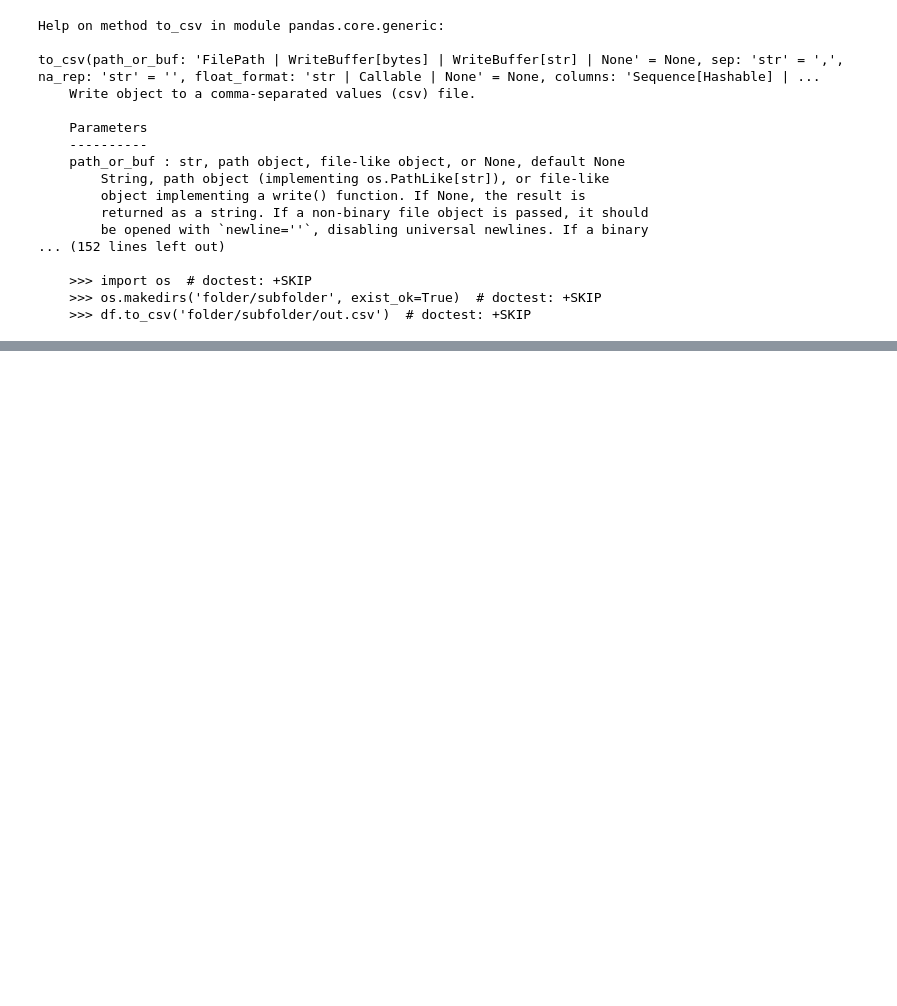
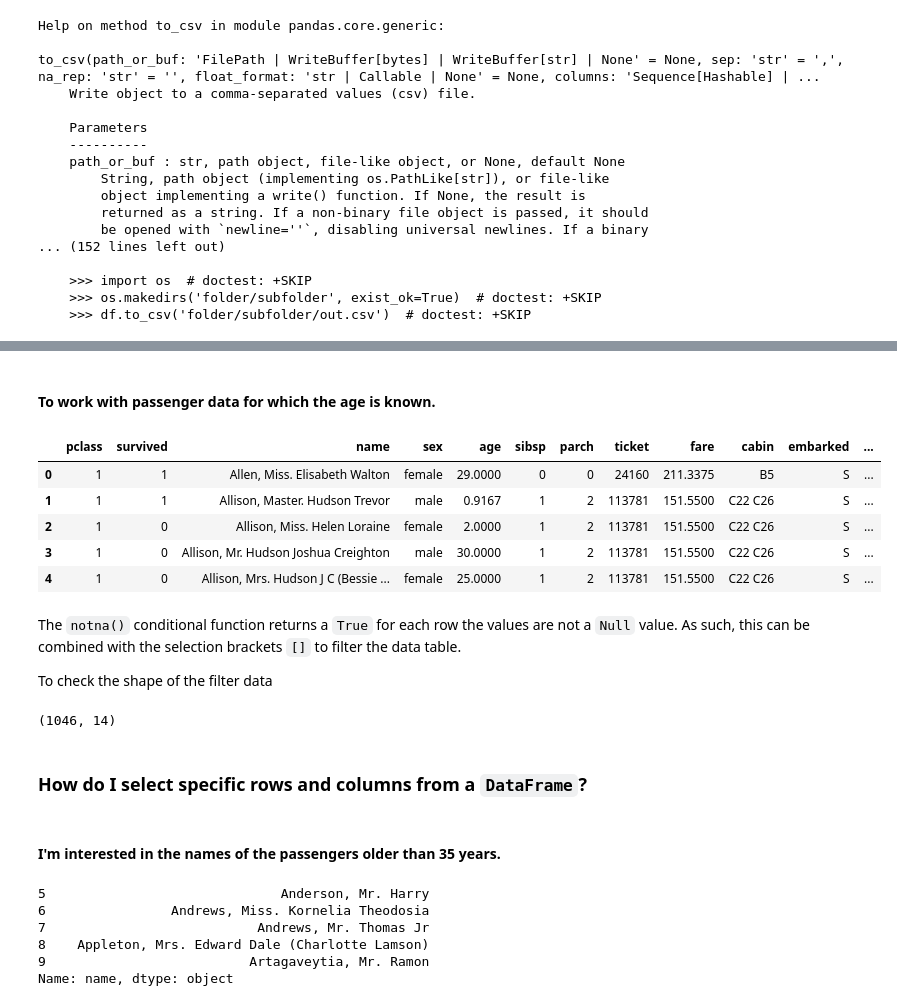
Before and after one commit to deaxparadox/ArtOfAI, a Jupyter notebook: 101-baisc-libraries/104-pandas/103-select-subset-of-a-dataframe.ipynb, the cells around one changed output, grey strips where cells are left out. Saved outputs shown, nothing was run; the diff lists cells and outputs as text; code cells hidden in the pictures; blank space fills up the shorter version.

```diff
--- a/101-baisc-libraries/104-pandas/103-select-subset-of-a-dataframe.ipynb
+++ b/101-baisc-libraries/104-pandas/103-select-subset-of-a-dataframe.ipynb
@@ -27,0 +187,26 @@ with open("titanic.csv", "w+") as f:
+# %% [markdown]
+#### To work with passenger data for which the age is known.
+# %%
+age_no_na = titanic[titanic['age'].notna()]
+# %%
+age_no_na.head()
+# %% [output]
+|  | pclass | survived | name | sex | age | sibsp | parch | ticket | fare | cabin | embarked | ... |
+| 0 | 1 | 1 | Allen, Miss. Elisabeth Walton | female | 29.0000 | 0 | 0 | 24160 | 211.3375 | B5 | S | ... |
+| 1 | 1 | 1 | Allison, Master. Hudson Trevor | male | 0.9167 | 1 | 2 | 113781 | 151.5500 | C22 C26 | S | ... |
+| 2 | 1 | 0 | Allison, Miss. Helen Loraine | female | 2.0000 | 1 | 2 | 113781 | 151.5500 | C22 C26 | S | ... |
+| 3 | 1 | 0 | Allison, Mr. Hudson Joshua Creighton | male | 30.0000 | 1 | 2 | 113781 | 151.5500 | C22 C26 | S | ... |
+| 4 | 1 | 0 | Allison, Mrs. Hudson J C (Bessie ... | female | 25.0000 | 1 | 2 | 113781 | 151.5500 | C22 C26 | S | ... |
+# %% [markdown]
+The `notna()` conditional function returns a `True` for each row the values are not a `Null` value. As such, this can be combined with the selection brackets `[]` to filter the data table.
+
+To check the shape of the filter data
+# %%
+#
+age_no_na.shape
+# %% [output]
+(1046, 14)
+# %% [markdown]
+### How do I select specific rows and columns from a `DataFrame`?
+# %% [markdown]
+#### I'm interested in the names of the passengers older than 35 years.
@@ -27,0 +215,9 @@ with open("titanic.csv", "w+") as f:
+# %%
+adult_names.head()
+# %% [output]
+5                              Anderson, Mr. Harry
+6                Andrews, Miss. Kornelia Theodosia
+7                           Andrews, Mr. Thomas Jr
+8    Appleton, Mrs. Edward Dale (Charlotte Lamson)
+9                          Artagaveytia, Mr. Ramon
+Name: name, dtype: object
```
Also changed, not shown: parts of 46 cells of this notebook.
